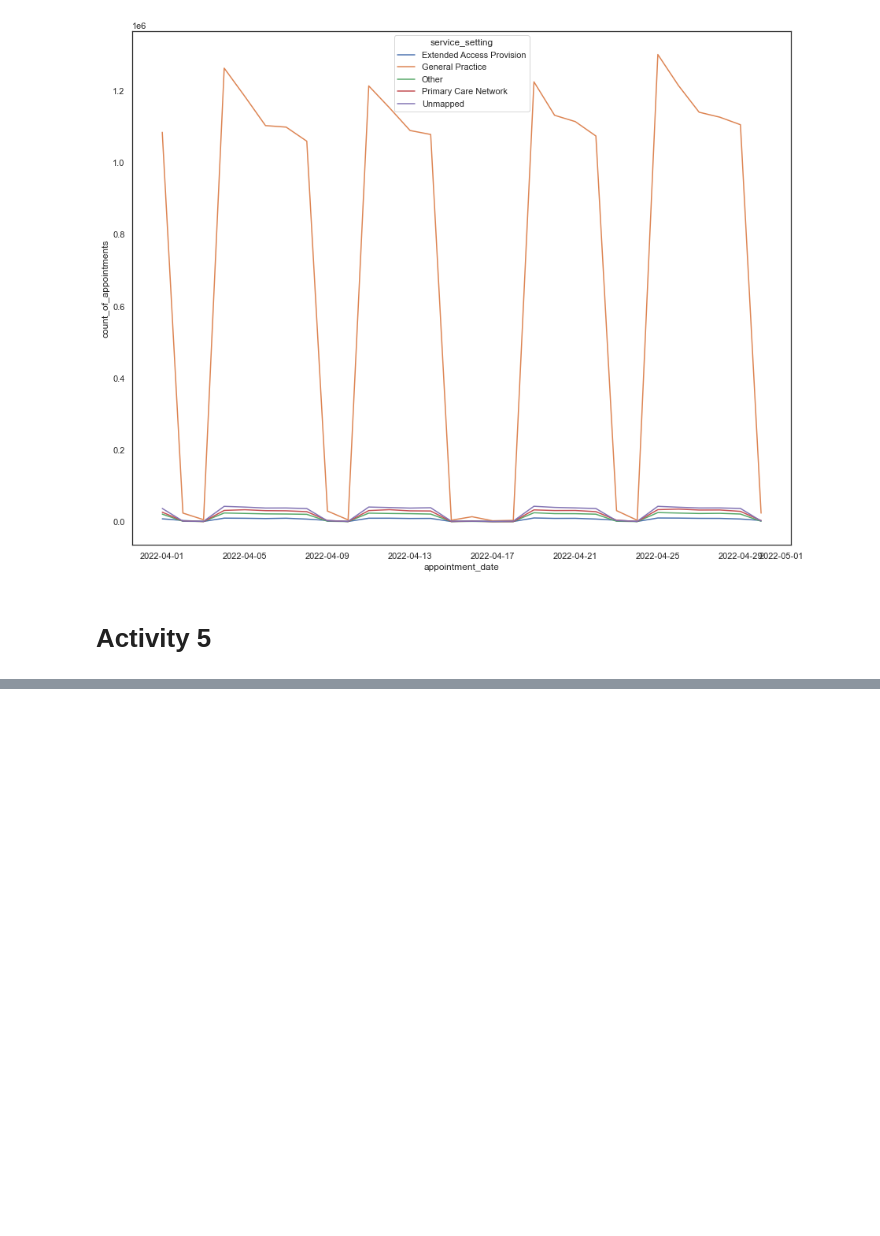
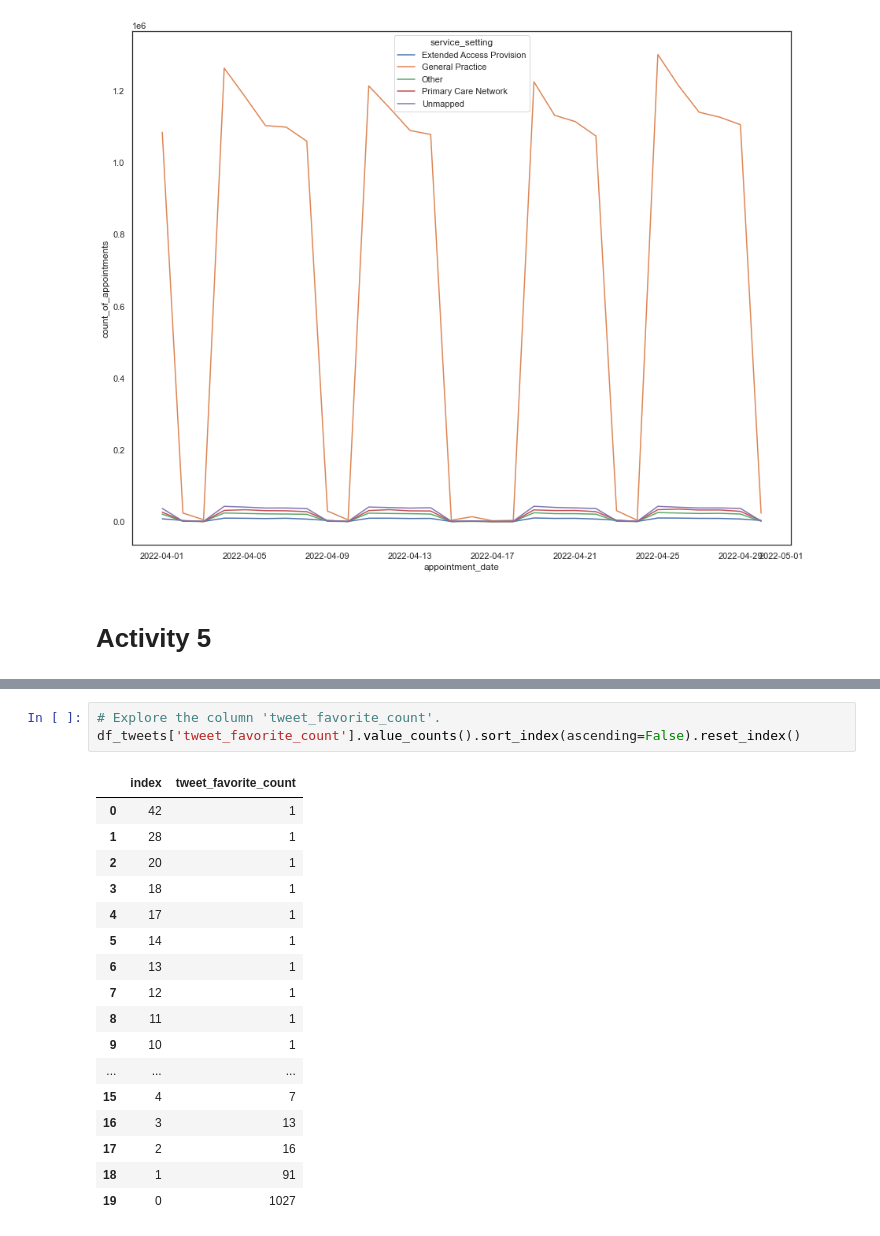
Before and after one commit to andreas-yiallouros/LSE_DA_Course_NHS_GP_Appointments, a Jupyter notebook: Yiallouros_Andreas_DA201_Assignment_Notebook.ipynb, the cells around one changed output, grey strips where cells are left out. Cells and saved outputs as stored; diff of their text form; blank space fills up the shorter version.

```diff
--- a/Yiallouros_Andreas_DA201_Assignment_Notebook.ipynb
+++ b/Yiallouros_Andreas_DA201_Assignment_Notebook.ipynb
@@ -1270,0 +1353,21 @@ sns.lineplot(data=apnts_by_date_and_setting[filt_apr],
+# %%
+# Explore the column 'tweet_favorite_count'.
+df_tweets['tweet_favorite_count'].value_counts().sort_index(ascending=False).reset_index()
+# %% [output]
+|  | index | tweet_favorite_count |
+| 0 | 42 | 1 |
+| 1 | 28 | 1 |
+| 2 | 20 | 1 |
+| 3 | 18 | 1 |
+| 4 | 17 | 1 |
+| 5 | 14 | 1 |
+| 6 | 13 | 1 |
+| 7 | 12 | 1 |
+| 8 | 11 | 1 |
+| 9 | 10 | 1 |
+| ... | ... | ... |
+| 15 | 4 | 7 |
+| 16 | 3 | 13 |
+| 17 | 2 | 16 |
+| 18 | 1 | 91 |
+| 19 | 0 | 1027 |
```
Also changed, not shown: parts of 20 cells of this notebook.
